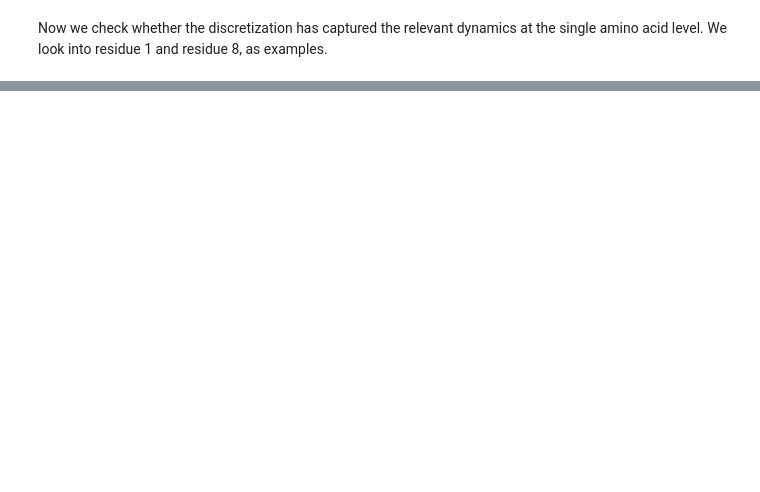
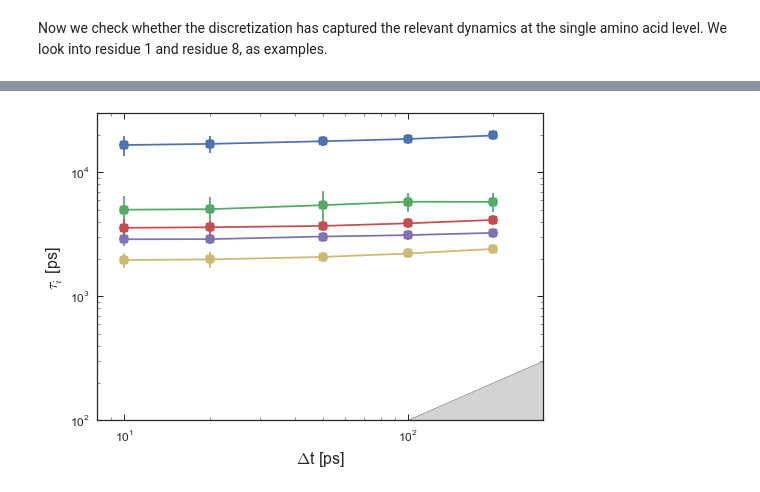
Before and after one commit to BioKT/MasterMSM, a Jupyter notebook: examples/alanine_octapeptide/ala_octapeptide.ipynb, the cells around one changed output, grey strips where cells are left out. Saved outputs shown, nothing was run; the diff lists cells and outputs as text; code cells hidden in the pictures; blank space fills up the shorter version.

Commit message:
convergence test already part of ala8 example

```diff
--- a/examples/alanine_octapeptide/ala_octapeptide.ipynb
+++ b/examples/alanine_octapeptide/ala_octapeptide.ipynb
@@ -143,0 +135,17 @@ ValueError: range() step argument must not be zero
+# %%
+#msm_ala8.convergence_test(time=[10, 20, 50, 100, 200], error=True)
+fig, ax = plt.subplots()
+for i in range(5):
+    tau_vs_lagt = np.array([[x,msm_ala8.msms[x].tauT[i],msm_ala8.msms[x].tau_std[i]] \
+               for x in sorted(msm_ala8.msms.keys())])
+    ax.errorbar(tau_vs_lagt[:,0],tau_vs_lagt[:,1],fmt='o-', yerr=tau_vs_lagt[:,2], markersize=10)
+#ax.plot(tau_vs_lagt[:,0],tau_vs_lagt[:,0])
+ax.fill_between(10**np.arange(-0.2,3,0.2), 1e-1, 10**np.arange(-0.2,3,0.2), facecolor='lightgray')
+ax.set_xlabel(r'$\Delta$t [ps]', fontsize=16)
+ax.set_ylabel(r'$\tau_i$ [ps]', fontsize=16)
+ax.set_xlim(8,300)
+ax.set_ylim(1e2,3e4)
+_ = ax.set_xscale('log')
+_ = ax.set_yscale('log')
+# %% [output]
+[figure, added]
```
Also changed, not shown: parts of 9 cells of this notebook.
